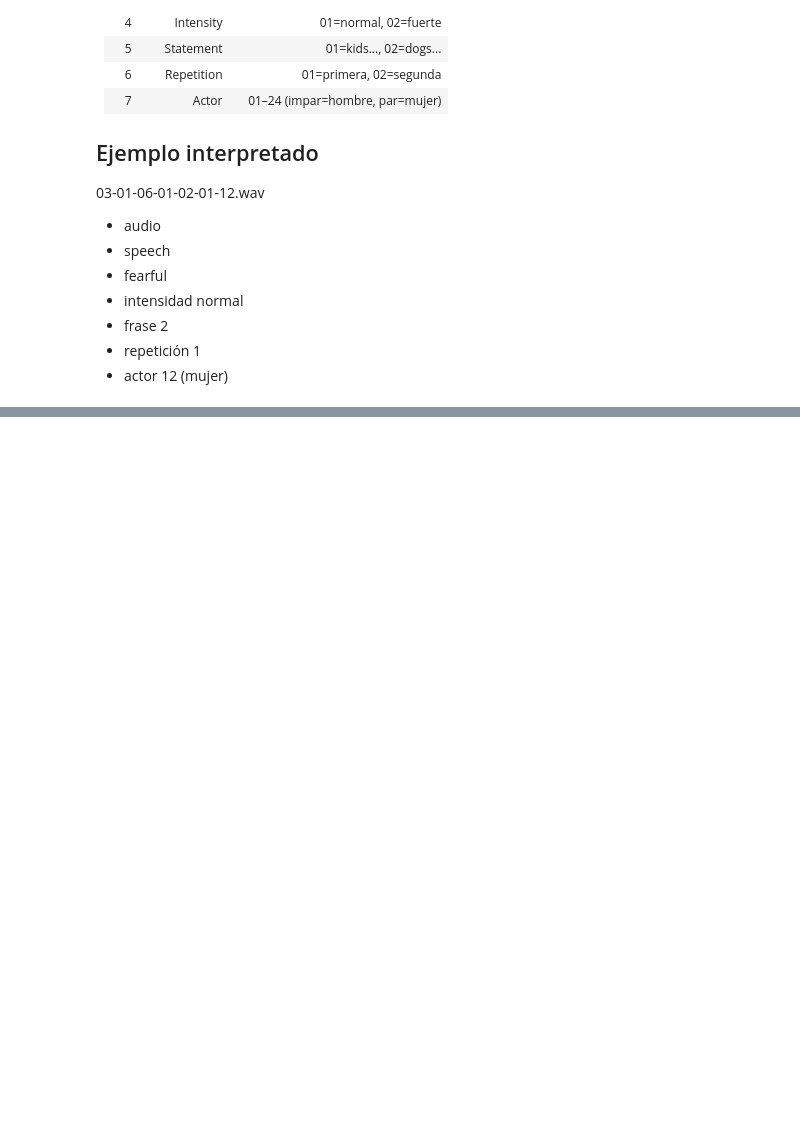
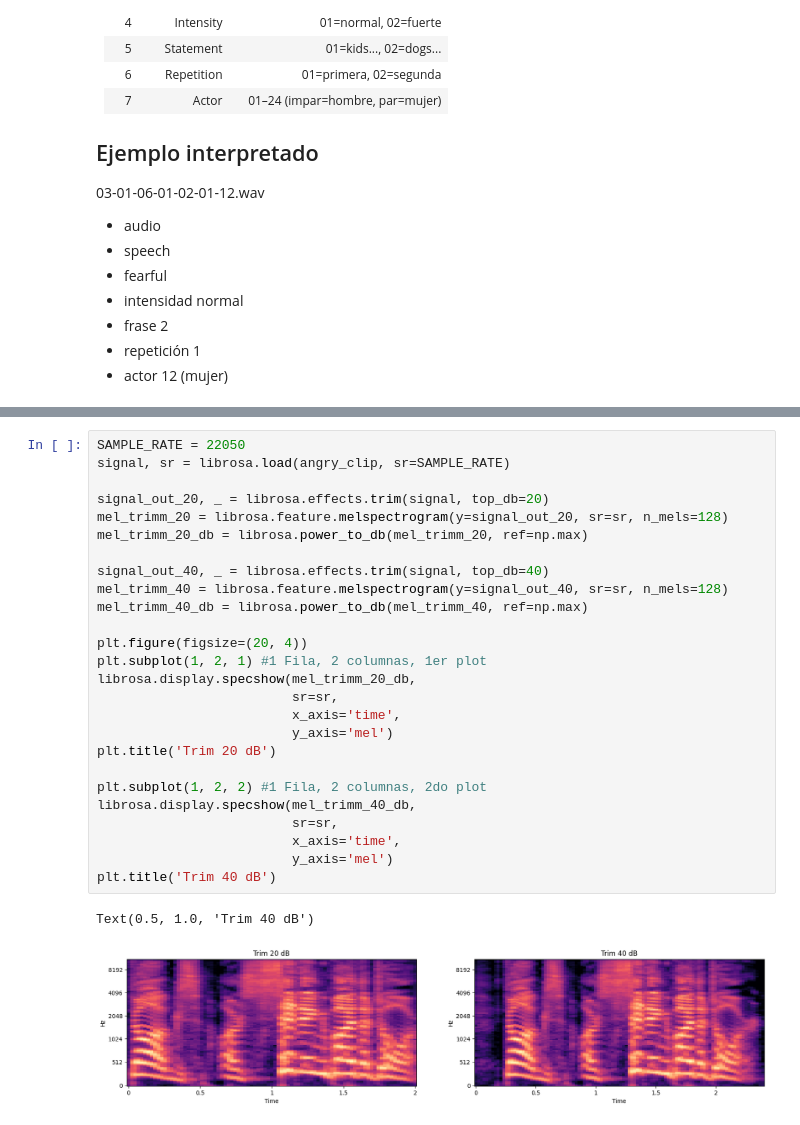
Before and after one commit to AcSsalazar/the-color-of-emotions, a Jupyter notebook: Notebooks/4-feature-extraction.ipynb, the cells around one changed output, grey strips where cells are left out. Cells and saved outputs as stored; diff of their text form; blank space fills up the shorter version.

Commit message:
The checkpoint feature extraction script and some explanation about trim were added.

```diff
--- a/Notebooks/4-feature-extraction.ipynb
+++ b/Notebooks/4-feature-extraction.ipynb
@@ -113,0 +115,29 @@ NameError: name 'BASE_DIR' is not defined
+# %%
+SAMPLE_RATE = 22050
+signal, sr = librosa.load(angry_clip, sr=SAMPLE_RATE)
+
+signal_out_20, _ = librosa.effects.trim(signal, top_db=20)
+mel_trimm_20 = librosa.feature.melspectrogram(y=signal_out_20, sr=sr, n_mels=128)
+mel_trimm_20_db = librosa.power_to_db(mel_trimm_20, ref=np.max)
+
+signal_out_40, _ = librosa.effects.trim(signal, top_db=40)
+mel_trimm_40 = librosa.feature.melspectrogram(y=signal_out_40, sr=sr, n_mels=128)
+mel_trimm_40_db = librosa.power_to_db(mel_trimm_40, ref=np.max)
+
+plt.figure(figsize=(20, 4))
+plt.subplot(1, 2, 1) #1 Fila, 2 columnas, 1er plot
+librosa.display.specshow(mel_trimm_20_db,
+                         sr=sr,
+                         x_axis='time',
+                         y_axis='mel')
+plt.title('Trim 20 dB')
+
+plt.subplot(1, 2, 2) #1 Fila, 2 columnas, 2do plot
+librosa.display.specshow(mel_trimm_40_db,
+                         sr=sr,
+                         x_axis='time',
+                         y_axis='mel')
+plt.title('Trim 40 dB')
+# %% [output]
+Text(0.5, 1.0, 'Trim 40 dB')
+[figure, added]
```
Also changed, not shown: parts of 7 cells of this notebook.
